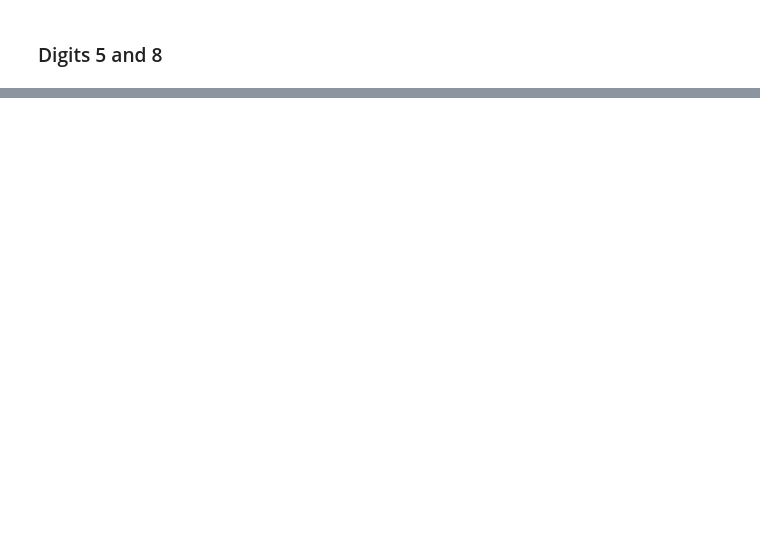
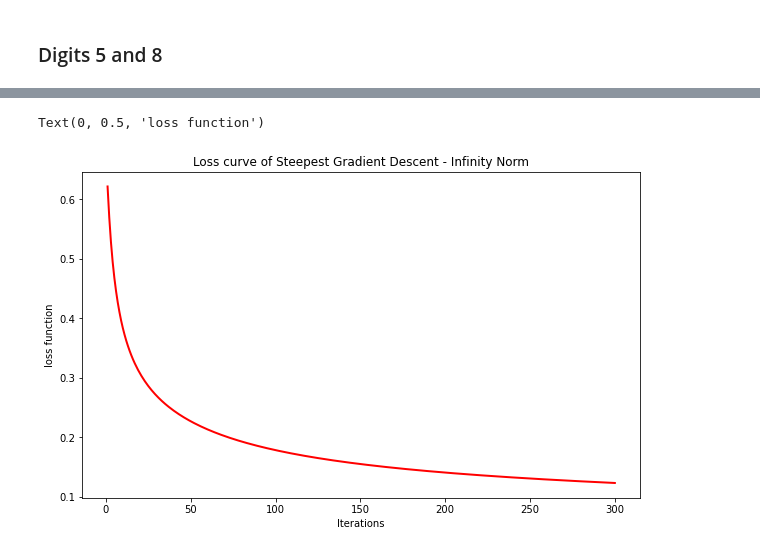
Before and after one commit to abiramisabbani/Optimization, a Jupyter notebook: Optimization_1.ipynb, the cells around one changed output, grey strips where cells are left out. Drawn from its saved outputs; the diff is of its cells as text; code cells hidden in the pictures; blank space fills up the shorter version.

```diff
--- a/Optimization_1.ipynb
+++ b/Optimization_1.ipynb
@@ -131,15 +120,0 @@ Test Accuracy:  0.5000
-# %%
-four_train_500 = d_train[d_train[0] == 4].iloc[:500, 1:].to_numpy()
-nine_train_500 = d_train[d_train[0] == 9].iloc[:500, 1:].to_numpy()
-
-X = np.zeros((1000, 784))
-y = np.ones(1000)
-y[:500] = -1
-X[:500] = four_train_500
-X[500:] = nine_train_500
-
-
-
-
-
-X[:500] = data_train[data_train[0] == 4].iloc[:500, 1:].to_numpy()  # digit 4
@@ -145,0 +123,12 @@ X[:500] = data_train[data_train[0] == 4].iloc[:500, 1:].to_numpy()  # digit 4
+# %%
+def infinity_gd(X, y, mu, T):
+    F_values = []
+    w = np.zeros(X.shape[1])
+    i = 0
+    while i >= 0 and i < T:
+        p = - np.linalg.norm(grad, ord=1) * np.sign(grad)
+        w += mu * p
+        grad = gradient(w, X, y)
+        F_values.append(cost_function(w, X, y))
+        i += 1
+    return w, F_values
@@ -145,0 +149,12 @@ X[:500] = data_train[data_train[0] == 4].iloc[:500, 1:].to_numpy()  # digit 4
+# %%
+mu = 1e-8
+T = 300
+w, infinity_gd_values = infinity_gd(X2, y2, mu, T)
+fig, ax = plt.subplots(1, 1, figsize=(10,6))
+ax.plot(infinity_gd_values, color = 'red', linewidth=2)
+ax.set_title('Loss curve of Steepest Gradient Descent - Infinity Norm')
+ax.set_xlabel('Iterations')
+ax.set_ylabel('loss function')
+# %% [output]
+Text(0, 0.5, 'loss function')
+[figure, added]
```
Also changed, not shown: parts of 53 cells of this notebook.
